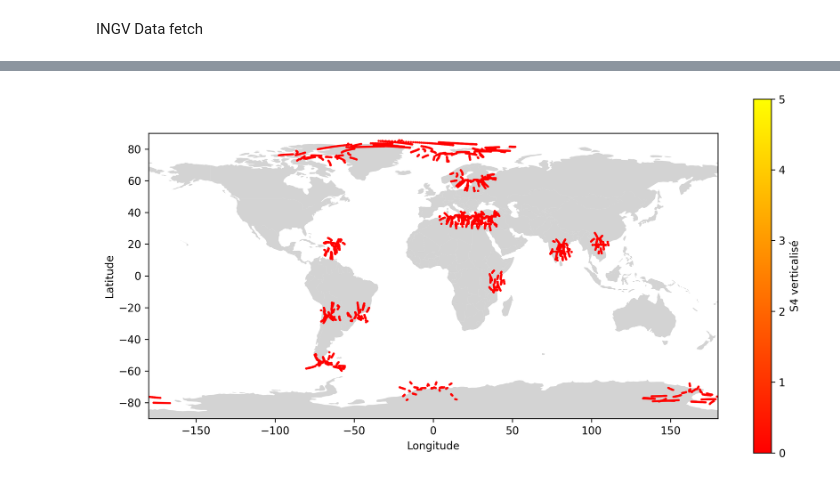
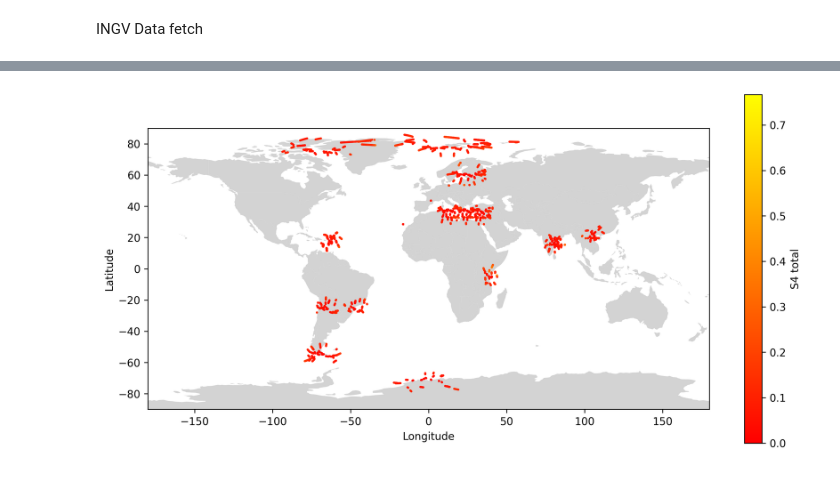
Before and after one commit to ArthurAmmeux/TAMAGI, a Jupyter notebook: SATCOM/S4_data_fetch.ipynb, the cells around one changed output, grey strips where cells are left out. Drawn from its saved outputs; the diff is of its cells as text; code cells hidden in the pictures.

Commit message:
All stations (IMPC & INGV)included on the map. Functional.

```diff
--- a/SATCOM/S4_data_fetch.ipynb
+++ b/SATCOM/S4_data_fetch.ipynb
@@ -32,7 +57,6 @@ for station in ingv_stations_list:
 # %%
-def get_s4_ingv_lasts(id_station, start_dt, end_dt):
-
-    request_url = INGV_BASE_URL + id_station + "?filter=dt,bt," + start_dt + "," + end_dt + "&filter=elevation,gt," + str(ELEVATION_MIN) + "&order=dt,desc&include=dt,elevation,ipp_lat,ipp_lon,s4_l1_vert"
+def get_s4_ingv_lasts(id_station,):
+    request_url = INGV_BASE_URL + id_station + "?filter=dt,bt," + START_DT + "," + END_DT + "&filter=elevation,gt," + str(ELEVATION_MIN) + "&order=dt,desc&include=dt,elevation,ipp_lat,ipp_lon,totals4l1,sigmaccdl1"
     response = requests.get(request_url)
 
     if response.status_code !=200:
@@ -41,8 +65,23 @@ def get_s4_ingv_lasts(id_station, start_dt, end_dt):
         return -1
     elif response.content == b'{"records":[]}':
         print("ERROR - " + id_station + " - Void Content")
-        return list()
+        return pd.DataFrame()
     else:
-        station_data_records = json.loads(response.content)["records"]
-        return station_data_records
+        station_data_records = pd.json_normalize(json.loads(response.content)["records"])
+        print("OK - " + id_station + " Fetched")
+        formatted_data = pd.DataFrame()
+        formatted_data["datetime"] = station_data_records["dt"]
+        formatted_data["code"] = id_station
+        formatted_data["name"] = stations.loc[stations["code"] == id_station]["name"].values[0]
+        formatted_data["lat"] = station_data_records["ipp_lat"]
+        formatted_data["lon"] = station_data_records["ipp_lon"]
+        formatted_data["s4"] = station_data_records["totals4l1"]
+        formatted_data["sigmaphi"] =station_data_records["sigmaccdl1"]
+        return formatted_data
+
+def get_s4_ingv_all():
+    s4_data = pd.DataFrame()
+    for station_code in stations_INGV["code"]:
+        s4_data = pd.concat([s4_data,get_s4_ingv_lasts(station_code)], ignore_index=True)
+    return pd.DataFrame(s4_data)
 # %%
@@ -79,0 +126,5 @@ ERROR - mal0p - Void Content
+# %%
+def get_s4_from_stations():
+    return pd.concat([get_s4_impc_all(),get_s4_ingv_all()])
+# %%
+s4_data_allstations = get_s4_from_stations()
@@ -80,25 +152,25 @@ ERROR - mal0p - Void Content
 # %%
 # Creating axes and plotting world map
 fig, ax = plt.subplots(figsize=(12, 6),dpi=300)
 worldmap.plot(color="lightgrey", ax=ax)
-# Plotting our Impact Energy data with a color map
-x = df['ipp_lon']
-y = df['ipp_lat']
-z = df['s4_l1_vert']
-plt.scatter(x, y, s=1, c=z, alpha=1, vmin=0, vmax=5,
+# Plotting with a color map
+x = s4_data_allstations['lon']
+y = s4_data_allstations['lat']
+z = s4_data_allstations['s4']
+plt.scatter(x, y, s=1, c=z, alpha=1, vmin=0,
             cmap='autumn')
-plt.colorbar(label='S4 verticalisé')
+plt.colorbar(label='S4 total')
 
 # Creating axis limits and title
 plt.xlim([-180, 180])
 plt.ylim([-90, 90])
 
 #first_year = df["Datetime"].min().strftime("%Y")
 #last_year = df["Datetime"].max().strftime("%Y")
 #plt.title("NASA: Fireballs Reported by Government Sensors\n" +
  #         str(first_year) + " - " + str(last_year))
 plt.xlabel("Longitude")
 plt.ylabel("Latitude")
 plt.show()
 # %% [output]
-[figure, old version]
+[figure, new version]
```
Also changed, not shown: parts of 8 cells of this notebook.
